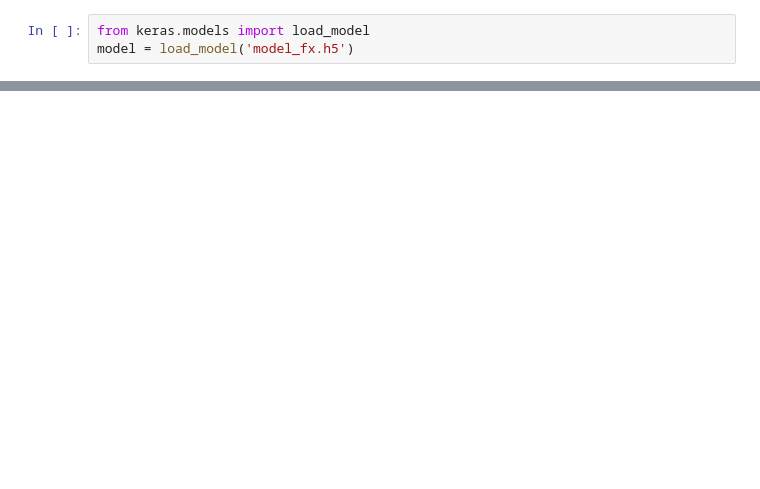
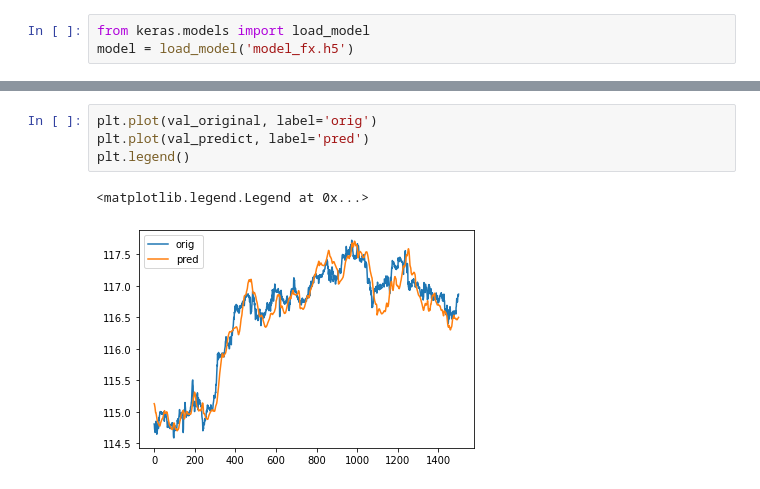
Before and after one commit to An-SM-ru/fx, a Jupyter notebook: fx_.ipynb, the cells around one changed output, grey strips where cells are left out. Saved outputs shown, nothing was run; the diff lists cells and outputs as text; blank space fills up the shorter version.

```diff
--- a/fx_.ipynb
+++ b/fx_.ipynb
@@ -414,3 +398,10 @@ plt.plot(val_predict[:,0] - val_original)
+# %%
+plt.plot(val_original, label='orig')
+plt.plot(val_predict, label='pred')
+plt.legend()
+# %% [output]
+<matplotlib.legend.Legend at 0x...>
+[figure, added]
 # %%
 val_predict
 # %% [output]
```
Also changed, not shown: parts of 21 cells of this notebook, 2 other files.
